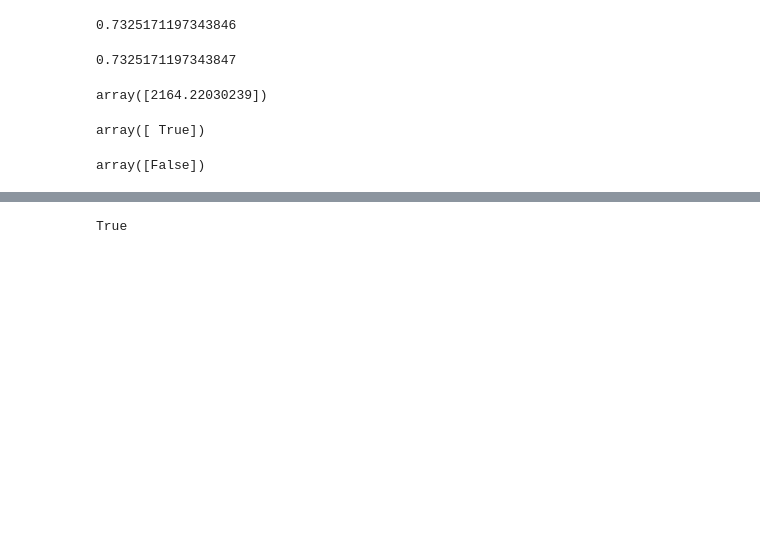
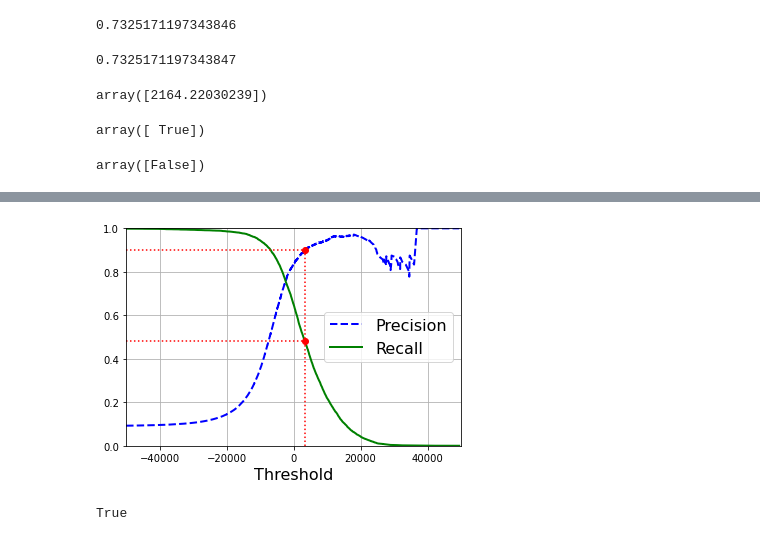
Before and after one commit to ghcn345/Machine-Learning-Techniques, a Jupyter notebook: Classification.ipynb, the cells around one changed output, grey strips where cells are left out. Cells and saved outputs as stored; diff of their text form; code cells hidden in the pictures; blank space fills up the shorter version.

```diff
--- a/Classification.ipynb
+++ b/Classification.ipynb
@@ -217,17 +217,14 @@ Saving figure precision_recall_vs_threshold_plot
 # %%
-recall_90_precision = recalls[np.argmax(precisions >= 0.90)]
-threshold_90_precision = thresholds[np.argmax(precisions >= 0.90)]
-
-
-plt.figure(figsize=(8, 4))                                                                  # Not shown
 plot_precision_recall_vs_threshold(precisions, recalls, thresholds)
-plt.plot([threshold_90_precision, threshold_90_precision], [0., 0.9], "r:")                 # Not shown
-plt.plot([-50000, threshold_90_precision], [0.9, 0.9], "r:")                                # Not shown
-plt.plot([-50000, threshold_90_precision], [recall_90_precision, recall_90_precision], "r:")# Not shown
-plt.plot([threshold_90_precision], [0.9], "ro")                                             # Not shown
-plt.plot([threshold_90_precision], [recall_90_precision], "ro")                             # Not shown
-# save_fig("precision_recall_vs_threshold_plot")                                              # Not shown
+plt.plot([threshold_90_precision, threshold_90_precision], [0., 0.9], "r:")
+plt.plot([-50000, threshold_90_precision], [0.9, 0.9], "r:")
+plt.plot([-50000, threshold_90_precision], [recall_90_precision, recall_90_precision], "r:")
+plt.plot([threshold_90_precision], [0.9], "ro")
+plt.plot([threshold_90_precision], [recall_90_precision], "ro")
+#plt.savefig('images/precision_recall_vs_threshold_plot.png', format='png')
 plt.show()
+# %% [output]
+[figure, added]
 # %%
 (y_train_pred == (y_scores > 0)).all()
 # %% [output]
```
Also changed, not shown: parts of 13 cells of this notebook.
